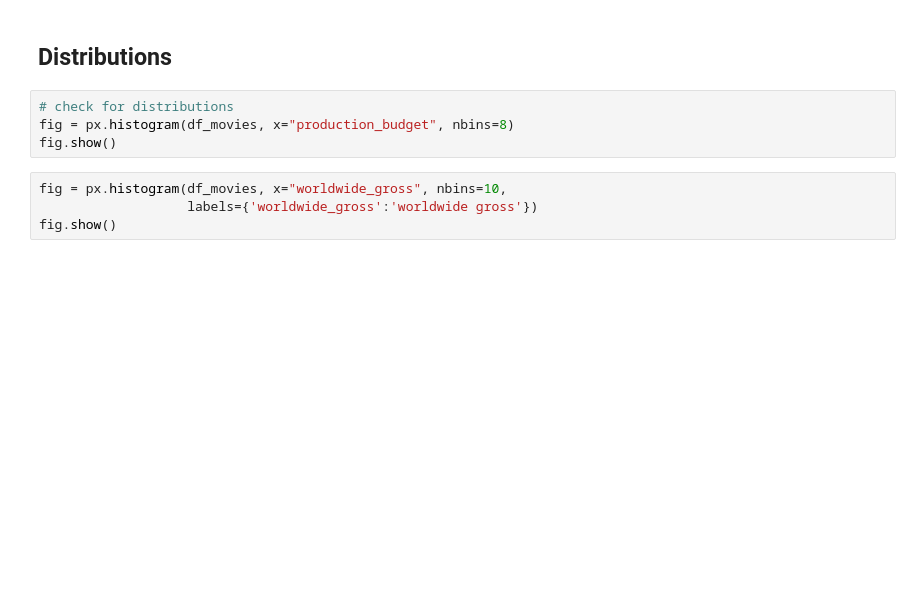
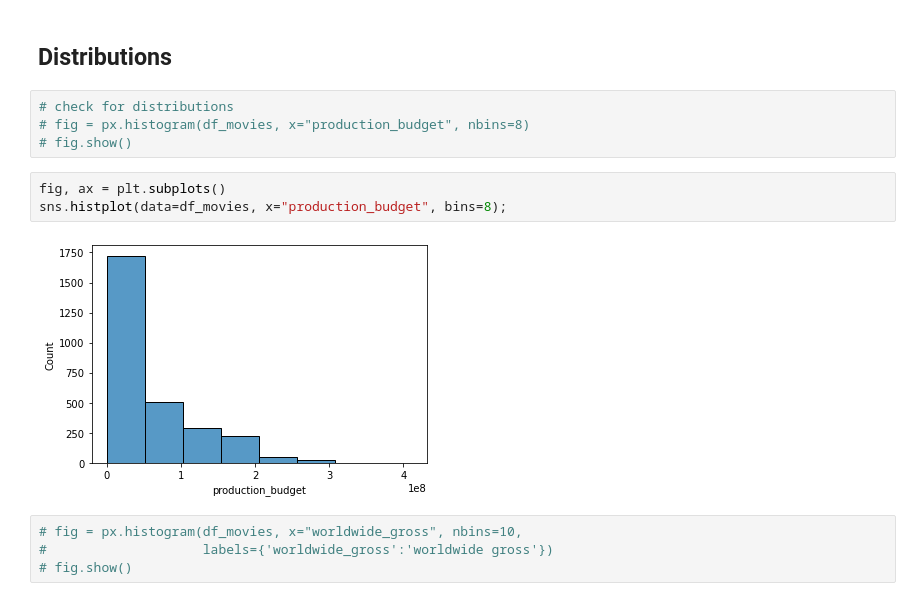
Before and after one commit to Otim135/group3-phase2-project, a Jupyter notebook: ipynbs/Moses.ipynb, the cells around one changed output. Drawn from its saved outputs; the diff is of its cells as text; blank space fills up the shorter version.

```diff
--- a/ipynbs/Moses.ipynb
+++ b/ipynbs/Moses.ipynb
@@ -429,9 +500,14 @@ df_movies.head(2)
 ## Distributions
 # %%
 # check for distributions
-fig = px.histogram(df_movies, x="production_budget", nbins=8)
-fig.show()
+# fig = px.histogram(df_movies, x="production_budget", nbins=8)
+# fig.show()
+# %%
+fig, ax = plt.subplots()
+sns.histplot(data=df_movies, x="production_budget", bins=8);
+# %% [output]
+[figure, added]
 # %%
-fig = px.histogram(df_movies, x="worldwide_gross", nbins=10,
-                   labels={'worldwide_gross':'worldwide gross'})
-fig.show()
+# fig = px.histogram(df_movies, x="worldwide_gross", nbins=10,
+#                    labels={'worldwide_gross':'worldwide gross'})
+# fig.show()
```
Also changed, not shown: parts of 24 cells of this notebook.
